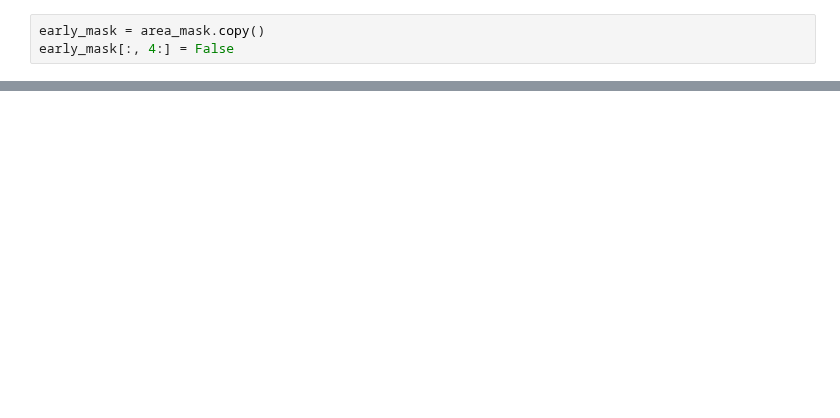
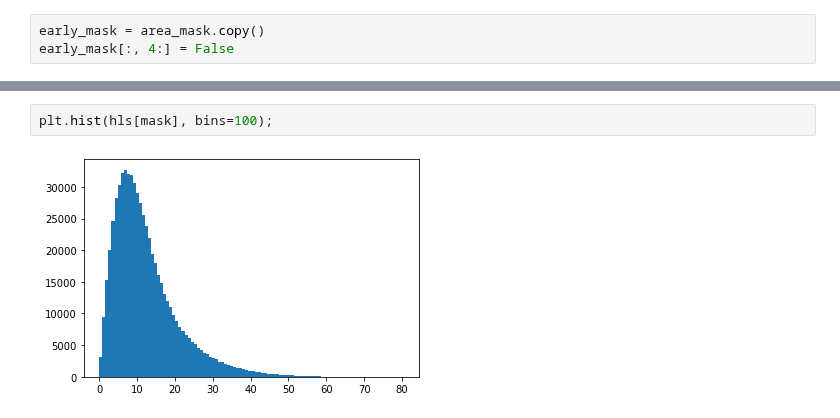
Before and after one commit to markmuetz/mcs_prime, a Jupyter notebook: ctrl/notebooks/dev/gridpoint_env_precursor_analysis.ipynb, the cells around one changed output, grey strips where cells are left out. Saved outputs shown, nothing was run; the diff lists cells and outputs as text; blank space fills up the shorter version.

```diff
--- a/ctrl/notebooks/dev/gridpoint_env_precursor_analysis.ipynb
+++ b/ctrl/notebooks/dev/gridpoint_env_precursor_analysis.ipynb
@@ -92,0 +208,4 @@ plt.legend()
+# %%
+plt.hist(hls[mask], bins=100);
+# %% [output]
+[figure, added]
```
Also changed, not shown: parts of 35 cells of this notebook, 3 other files.
